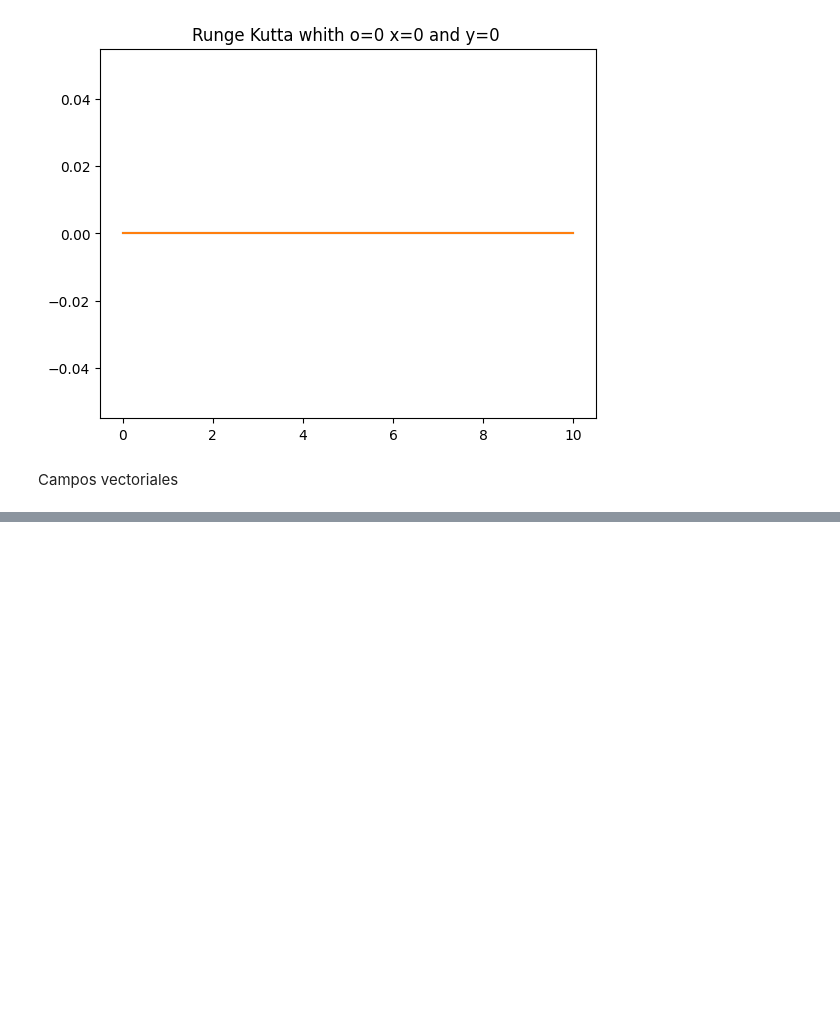
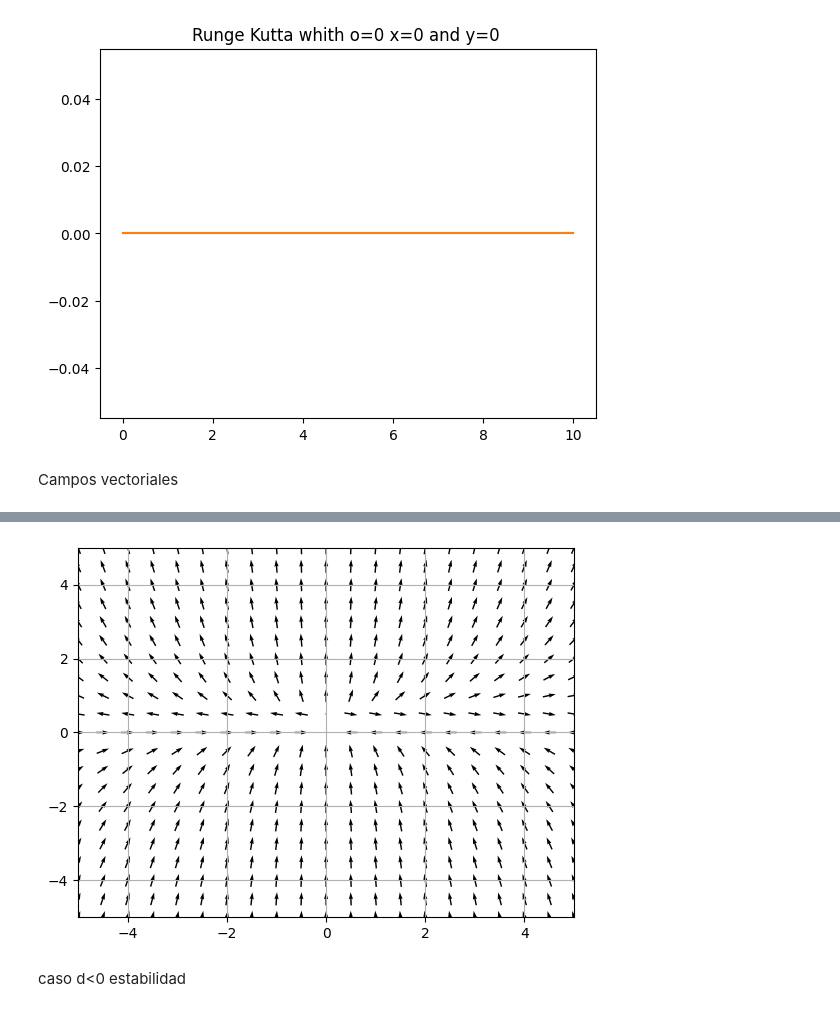
Before and after one commit to FVSB/System-Differential-Equations-final-proyect, a Jupyter notebook: Proyect.ipynb, the cells around one changed output, grey strips where cells are left out. Drawn from its saved outputs; the diff is of its cells as text; code cells hidden in the pictures; blank space fills up the shorter version.

```diff
--- a/Proyect.ipynb
+++ b/Proyect.ipynb
@@ -111,0 +237,8 @@ plotdf([w_f.string().upper(),w_g.string().upper()])
+# %%
+dic={"a":-11,"b":2,"d":1,"o":0,"w":8}
+w_f=funt(fu_f)
+w_f.evaluate_params(dic)
+w_g=funt(fu_g)
+w_g.evaluate_params(dic)
+f=w_f.evaluate
+g=w_g.evaluate
@@ -111,0 +256,6 @@ plotdf([w_f.string().upper(),w_g.string().upper()])
+# %%
+plotdf([w_f.string().upper(),w_g.string().upper()])
+# %% [output]
+[figure, added]
+# %% [markdown]
+caso d<0 estabilidad
```
Also changed, not shown: parts of 24 cells of this notebook, 1 other file.
